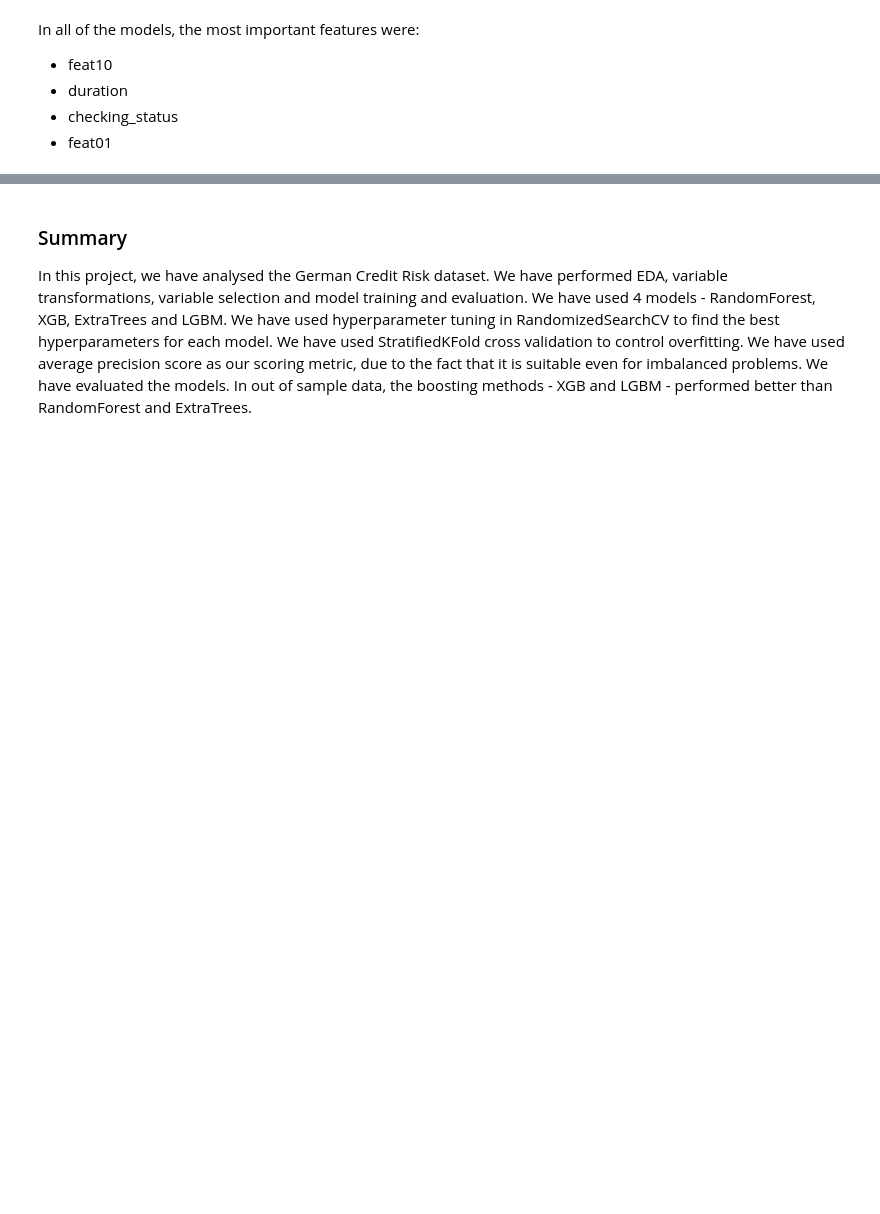
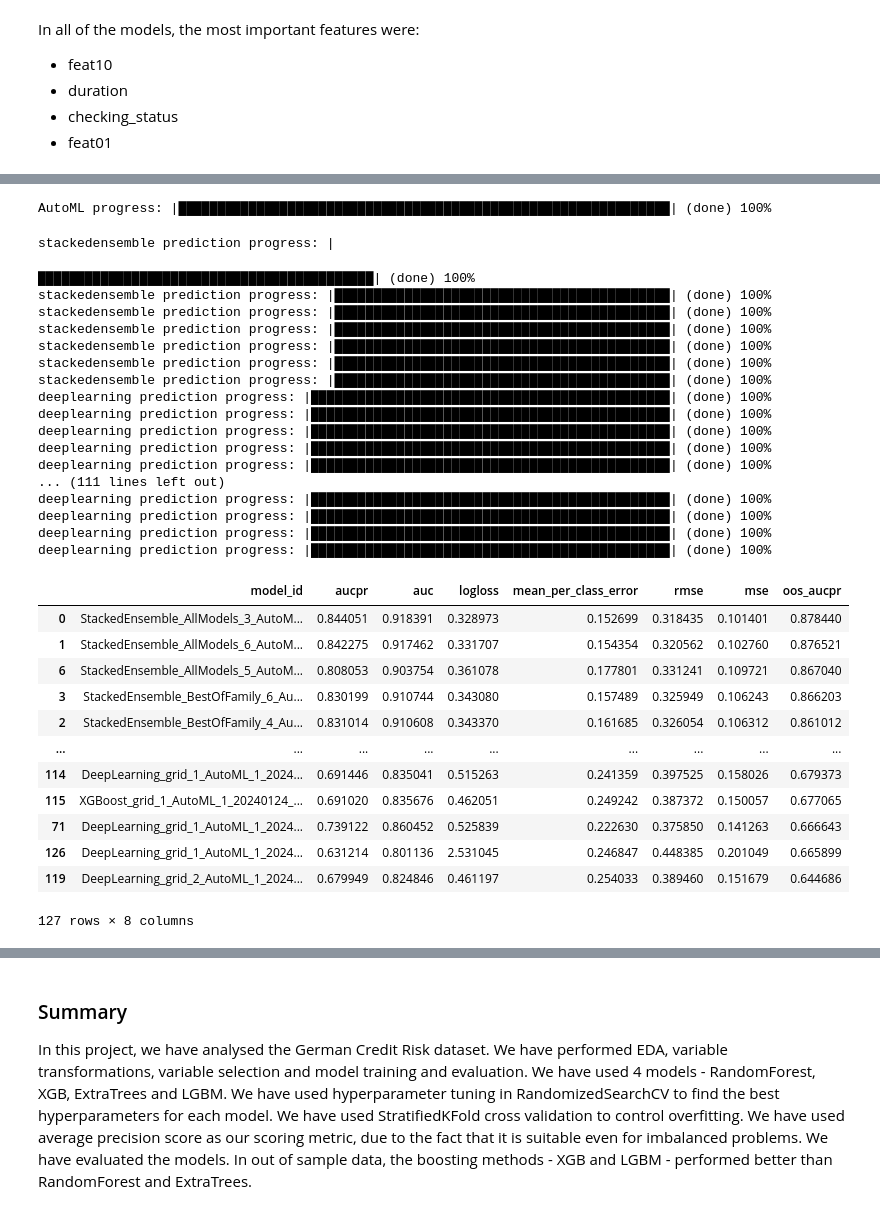
Before and after one commit to jzmujdzin/ml2-proj, a Jupyter notebook: classification_report.ipynb, the cells around one changed output, grey strips where cells are left out. Saved outputs shown, nothing was run; the diff lists cells and outputs as text; code cells hidden in the pictures; blank space fills up the shorter version.

Commit message:
h2o automl

```diff
--- a/classification_report.ipynb
+++ b/classification_report.ipynb
@@ -167,7 +167,7 @@ We can somewhat justify dropping these features:
 - other_parties: it seems like only a fraction of people have other parties involved in the credit, and this doesnt seem to be related with the credit risk
 - property_magnitude: i cant reasonably justify dropping this feature - it will stay
 # %%
-feats_to_drop = ['purpose', 'personal_status', 'own_telephone', 'housing', 'existing_credits', 'other_parties']
+feats_to_drop = ['purpose', 'personal_status', 'own_telephone', 'other_parties']
 x = x.drop(columns=feats_to_drop)
 x_out_of_sample = x_out_of_sample.drop(columns=feats_to_drop)
 # %% [markdown]
@@ -539,0 +524,8 @@ In all of the models, the most important features were:
+# %%
+import h2o
+h2o.init()
+df['class'] = df['class'].map({'good': 0, 'bad': 1})
+dfh = h2o.H2OFrame(df.drop(columns=['purpose', 'personal_status', 'own_telephone', 'other_parties']))
+train, test = dfh.split_frame([0.8])
+train['class'] = train['class'].asfactor()
+test['class'] = test['class'].asfactor()
@@ -539,0 +558,46 @@ In all of the models, the most important features were:
+# %%
+aml_atp = h2o.automl.H2OAutoML(max_runtime_secs=600, stopping_metric='aucpr', nfolds=5, sort_metric='aucpr')
+aml_atp.train(x=[col for col in train.columns if col != 'class'], y='class', training_frame=train)
+lb = aml_atp.leaderboard
+# %% [output]
+AutoML progress: |███████████████████████████████████████████████████████████████| (done) 100%
+# %%
+from sklearn.metrics import average_precision_score
+def oos_predict_with_h2o(model_id, test_frame):
+    return average_precision_score(test_frame.as_data_frame()['class'],h2o.get_model(model_id).predict(test_frame).as_data_frame()['p1'])
+# %%
+leaderboard = lb.as_data_frame()
+leaderboard['oos_aucpr'] = leaderboard['model_id'].apply(lambda x: oos_predict_with_h2o(x, test))
+leaderboard.sort_values(by='oos_aucpr', ascending=False)
+# %% [output]
+stackedensemble prediction progress: |
+███████████████████████████████████████████| (done) 100%
+stackedensemble prediction progress: |███████████████████████████████████████████| (done) 100%
+stackedensemble prediction progress: |███████████████████████████████████████████| (done) 100%
+stackedensemble prediction progress: |███████████████████████████████████████████| (done) 100%
+stackedensemble prediction progress: |███████████████████████████████████████████| (done) 100%
+stackedensemble prediction progress: |███████████████████████████████████████████| (done) 100%
+stackedensemble prediction progress: |███████████████████████████████████████████| (done) 100%
+deeplearning prediction progress: |██████████████████████████████████████████████| (done) 100%
+deeplearning prediction progress: |██████████████████████████████████████████████| (done) 100%
+deeplearning prediction progress: |██████████████████████████████████████████████| (done) 100%
+deeplearning prediction progress: |██████████████████████████████████████████████| (done) 100%
+deeplearning prediction progress: |██████████████████████████████████████████████| (done) 100%
+... (111 lines left out)
+deeplearning prediction progress: |██████████████████████████████████████████████| (done) 100%
+deeplearning prediction progress: |██████████████████████████████████████████████| (done) 100%
+deeplearning prediction progress: |██████████████████████████████████████████████| (done) 100%
+deeplearning prediction progress: |██████████████████████████████████████████████| (done) 100%
+|  | model_id | aucpr | auc | logloss | mean_per_class_error | rmse | mse | oos_aucpr |
+| 0 | StackedEnsemble_AllModels_3_AutoM... | 0.844051 | 0.918391 | 0.328973 | 0.152699 | 0.318435 | 0.101401 | 0.878440 |
+| 1 | StackedEnsemble_AllModels_6_AutoM... | 0.842275 | 0.917462 | 0.331707 | 0.154354 | 0.320562 | 0.102760 | 0.876521 |
+| 6 | StackedEnsemble_AllModels_5_AutoM... | 0.808053 | 0.903754 | 0.361078 | 0.177801 | 0.331241 | 0.109721 | 0.867040 |
+| 3 | StackedEnsemble_BestOfFamily_6_Au... | 0.830199 | 0.910744 | 0.343080 | 0.157489 | 0.325949 | 0.106243 | 0.866203 |
+| 2 | StackedEnsemble_BestOfFamily_4_Au... | 0.831014 | 0.910608 | 0.343370 | 0.161685 | 0.326054 | 0.106312 | 0.861012 |
+| ... | ... | ... | ... | ... | ... | ... | ... | ... |
+| 114 | DeepLearning_grid_1_AutoML_1_2024... | 0.691446 | 0.835041 | 0.515263 | 0.241359 | 0.397525 | 0.158026 | 0.679373 |
+| 115 | XGBoost_grid_1_AutoML_1_20240124_... | 0.691020 | 0.835676 | 0.462051 | 0.249242 | 0.387372 | 0.150057 | 0.677065 |
+| 71 | DeepLearning_grid_1_AutoML_1_2024... | 0.739122 | 0.860452 | 0.525839 | 0.222630 | 0.375850 | 0.141263 | 0.666643 |
+| 126 | DeepLearning_grid_1_AutoML_1_2024... | 0.631214 | 0.801136 | 2.531045 | 0.246847 | 0.448385 | 0.201049 | 0.665899 |
+| 119 | DeepLearning_grid_2_AutoML_1_2024... | 0.679949 | 0.824846 | 0.461197 | 0.254033 | 0.389460 | 0.151679 | 0.644686 |
+127 rows × 8 columns
```
Also changed, not shown: parts of 6 cells of this notebook, 1 other file.
